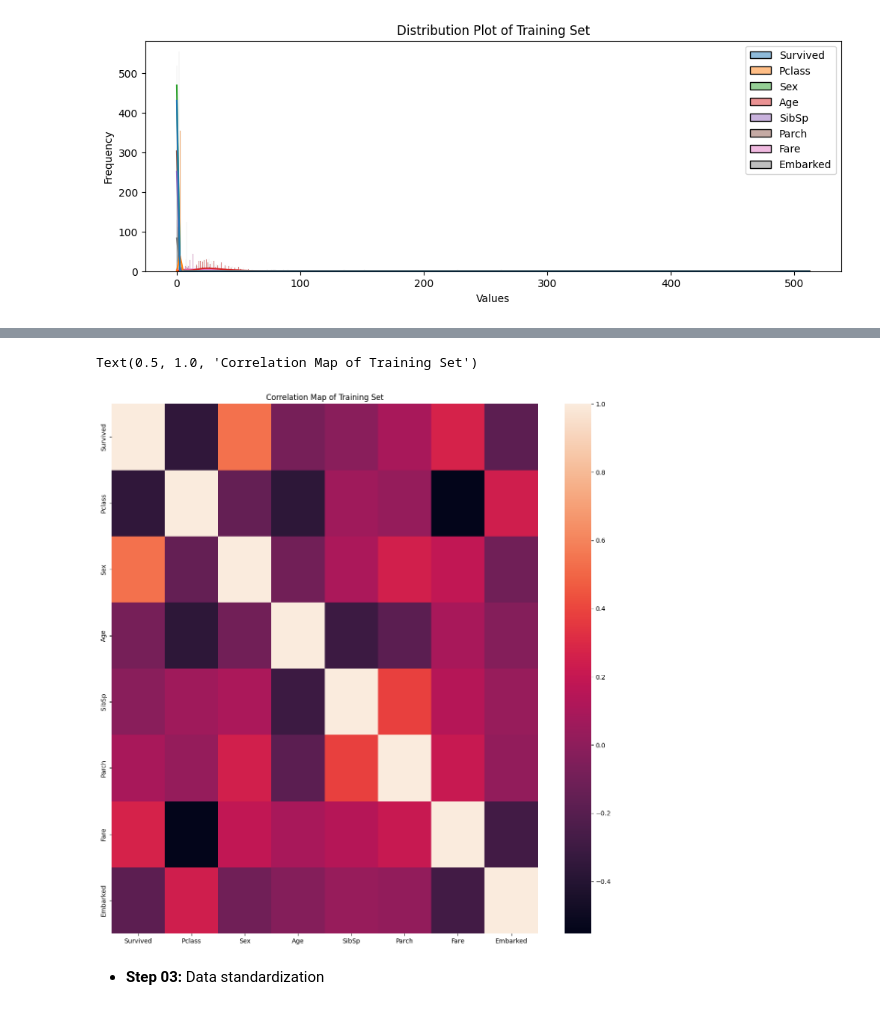
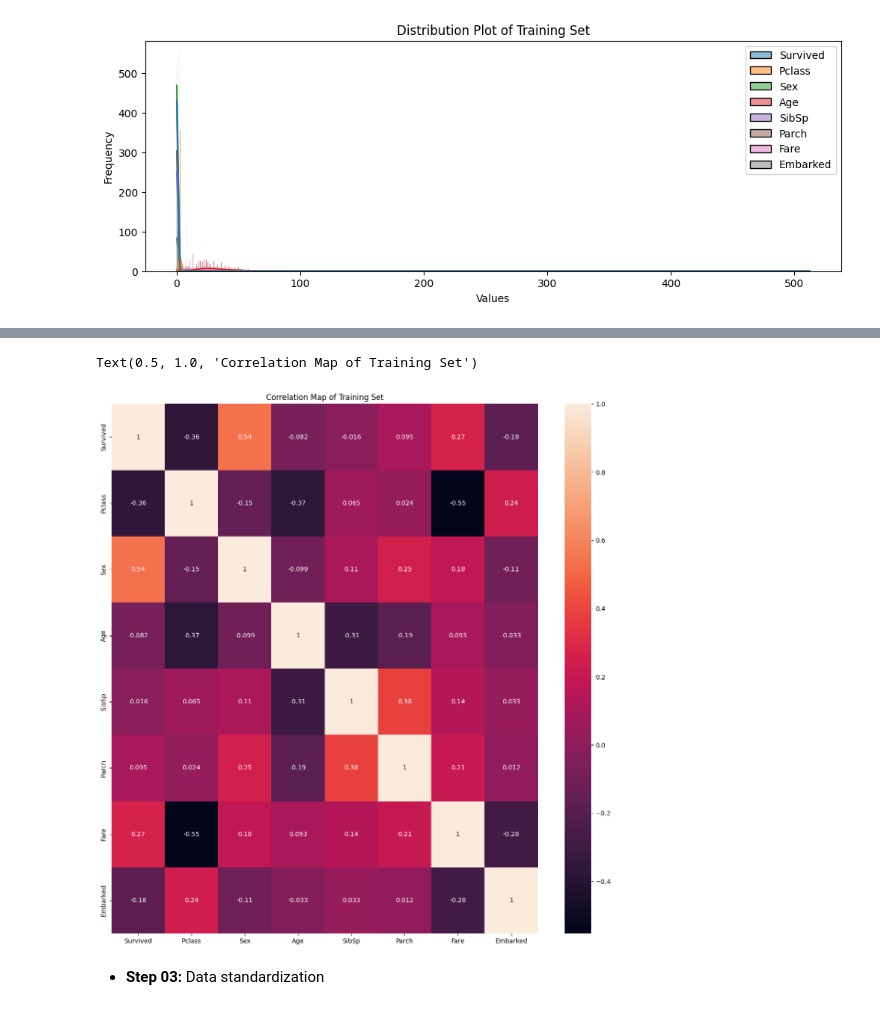
Before and after one commit to gamzekecibas/machine-learning-with-sklearn, a Jupyter notebook: binary-classification-titanic.ipynb, the cells around one changed output, grey strips where cells are left out. Saved outputs shown, nothing was run; the diff lists cells and outputs as text; code cells hidden in the pictures.

```diff
--- a/binary-classification-titanic.ipynb
+++ b/binary-classification-titanic.ipynb
@@ -248,10 +247,10 @@ plt.show()
 # %%
 plt.figure(figsize=(15, 15))
-sns.heatmap(train_df.corr())
+sns.heatmap(train_df.corr(), annot=True)
 plt.title('Correlation Map of Training Set')
 # %% [output]
 Text(0.5, 1.0, 'Correlation Map of Training Set')
-[figure, old version]
+[figure, new version]
 # %% [markdown]
 * **Step 03:** Data standardization
 # %%
```
Also changed, not shown: parts of 14 cells of this notebook.
